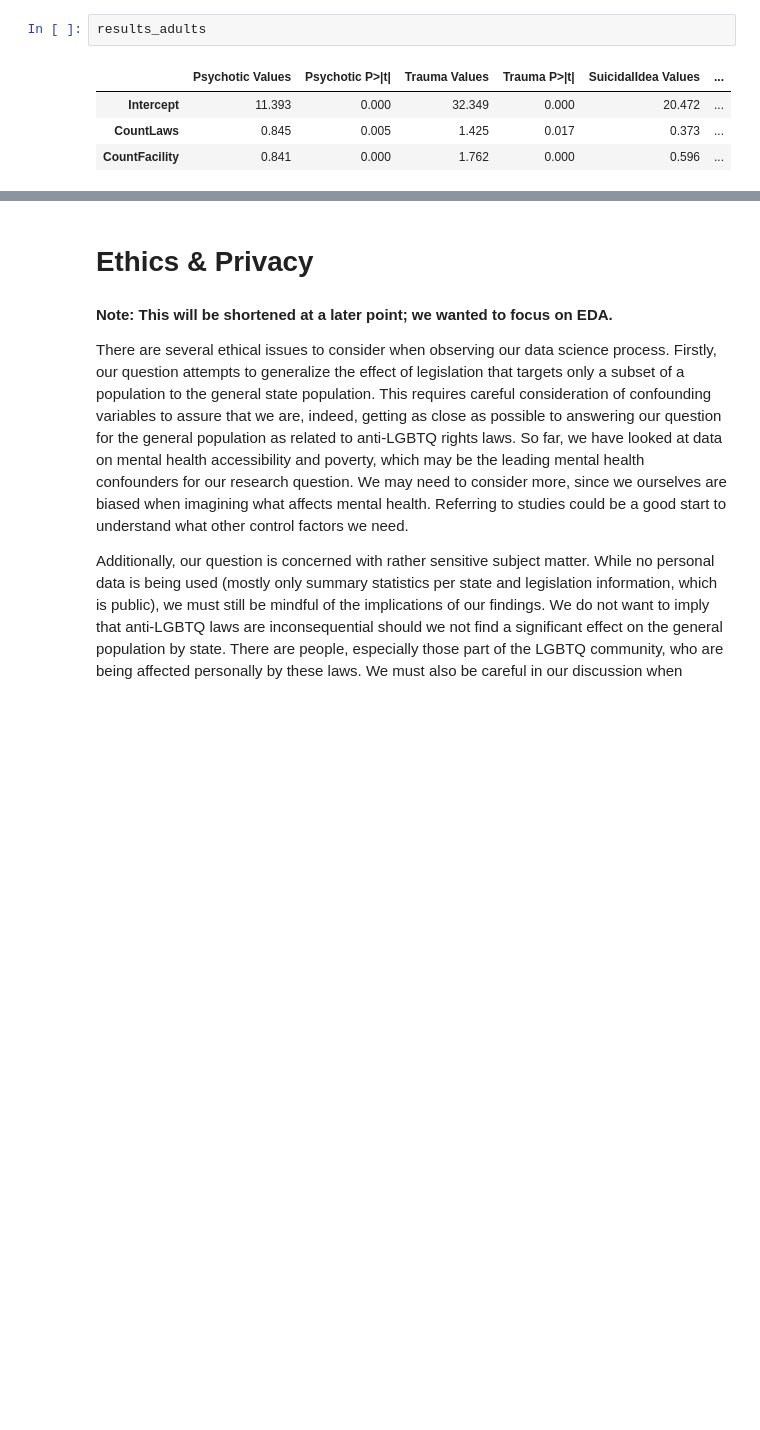
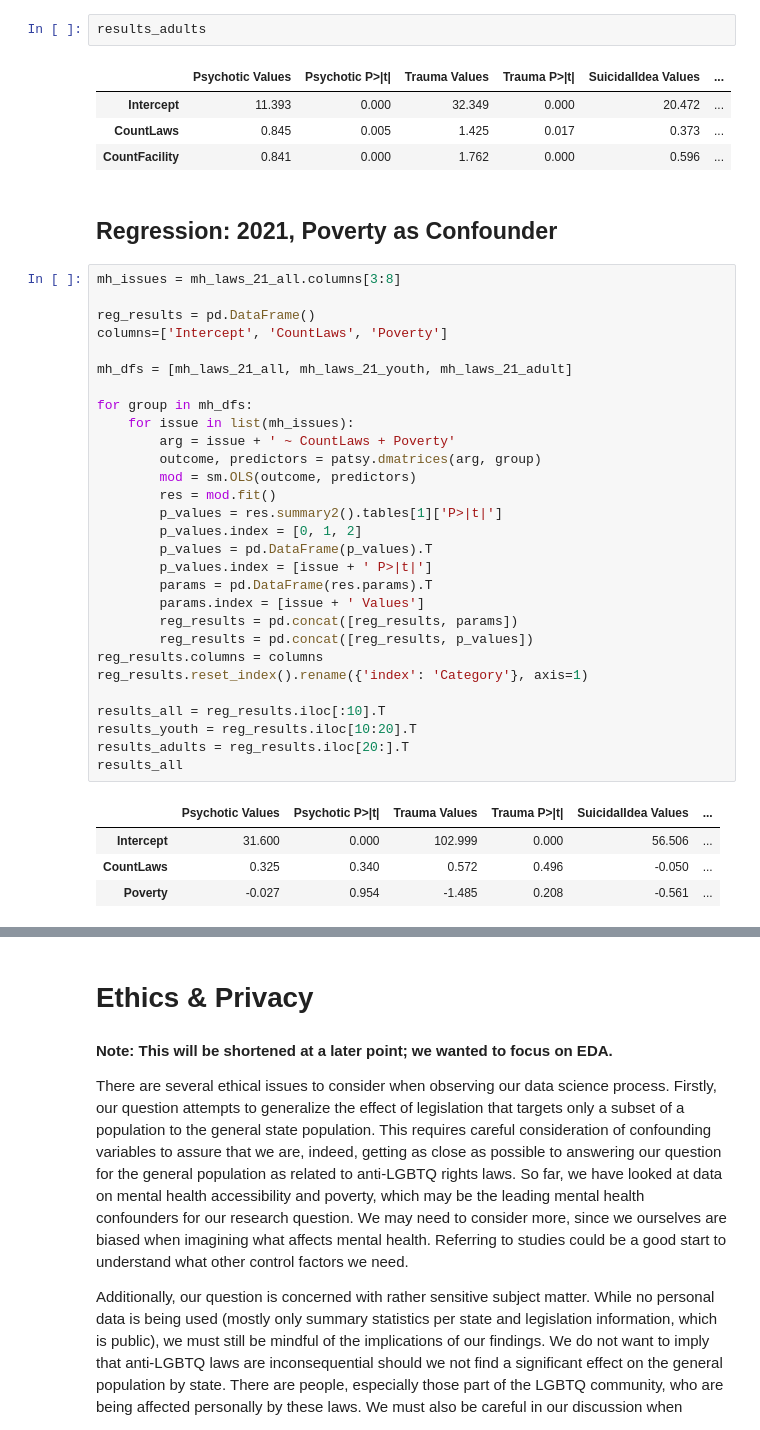
Before and after one commit to sofiatka/LGBTQ-Laws-and-MH, a Jupyter notebook: FinalProject_Group126_WI24.ipynb, the cells around one changed output, grey strips where cells are left out. Saved outputs shown, nothing was run; the diff lists cells and outputs as text; blank space fills up the shorter version.

```diff
--- a/FinalProject_Group126_WI24.ipynb
+++ b/FinalProject_Group126_WI24.ipynb
@@ -1477,3 +1477,39 @@ results_adults
 | Intercept | 11.393 | 0.000 | 32.349 | 0.000 | 20.472 | ... |
 | CountLaws | 0.845 | 0.005 | 1.425 | 0.017 | 0.373 | ... |
 | CountFacility | 0.841 | 0.000 | 1.762 | 0.000 | 0.596 | ... |
+# %% [markdown]
+## Regression: 2021, Poverty as Confounder
+# %%
+mh_issues = mh_laws_21_all.columns[3:8]
+
+reg_results = pd.DataFrame()
+columns=['Intercept', 'CountLaws', 'Poverty']
+
+mh_dfs = [mh_laws_21_all, mh_laws_21_youth, mh_laws_21_adult]
+
+for group in mh_dfs:
+    for issue in list(mh_issues):
+        arg = issue + ' ~ CountLaws + Poverty'
+        outcome, predictors = patsy.dmatrices(arg, group)
+        mod = sm.OLS(outcome, predictors)
+        res = mod.fit()
+        p_values = res.summary2().tables[1]['P>|t|']
+        p_values.index = [0, 1, 2]
+        p_values = pd.DataFrame(p_values).T
+        p_values.index = [issue + ' P>|t|']
+        params = pd.DataFrame(res.params).T
+        params.index = [issue + ' Values']
+        reg_results = pd.concat([reg_results, params])
+        reg_results = pd.concat([reg_results, p_values])
+reg_results.columns = columns
+reg_results.reset_index().rename({'index': 'Category'}, axis=1)
+
+results_all = reg_results.iloc[:10].T
+results_youth = reg_results.iloc[10:20].T
+results_adults = reg_results.iloc[20:].T
+results_all
+# %% [output]
+|  | Psychotic Values | Psychotic P>|t| | Trauma Values | Trauma P>|t| | SuicidalIdea Values | ... |
+| Intercept | 31.600 | 0.000 | 102.999 | 0.000 | 56.506 | ... |
+| CountLaws | 0.325 | 0.340 | 0.572 | 0.496 | -0.050 | ... |
+| Poverty | -0.027 | 0.954 | -1.485 | 0.208 | -0.561 | ... |
```
Also changed, not shown: parts of 2 cells of this notebook.
